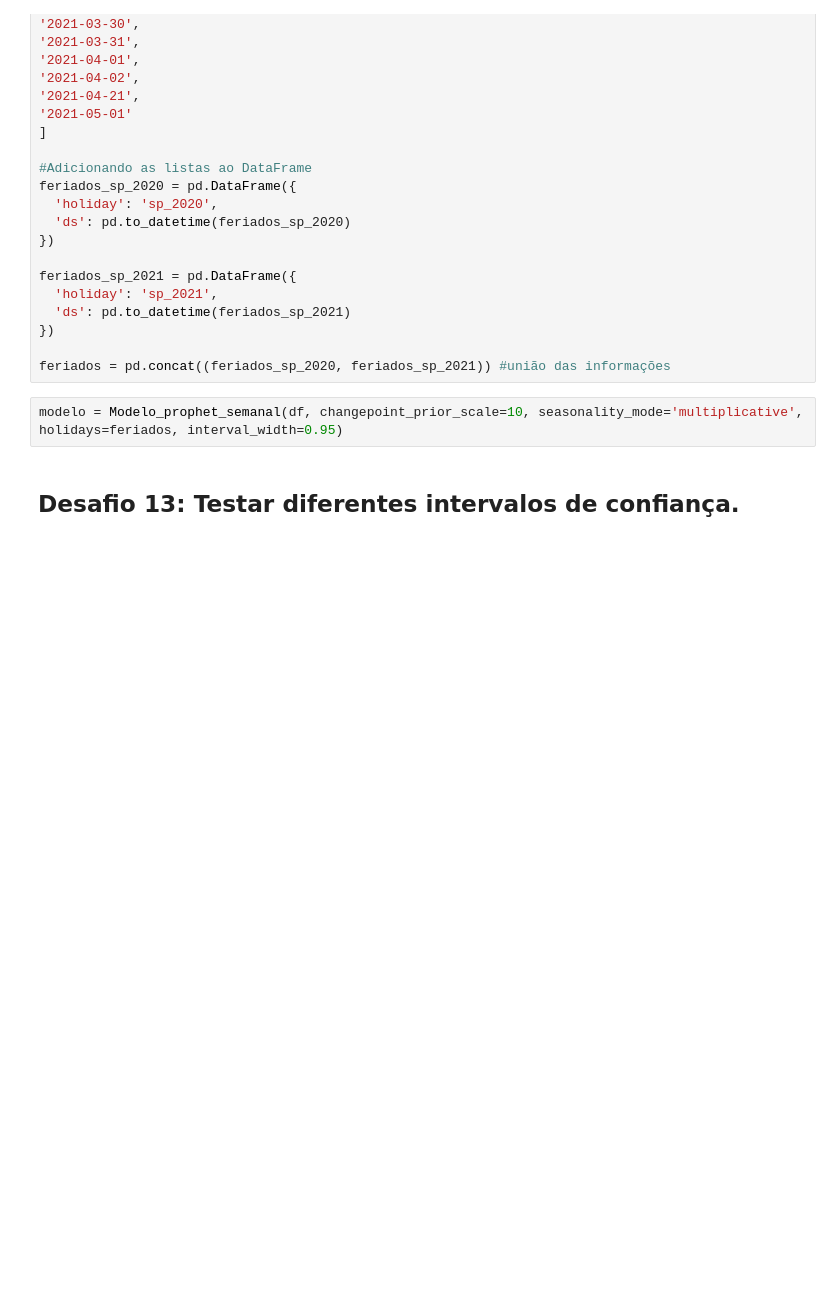
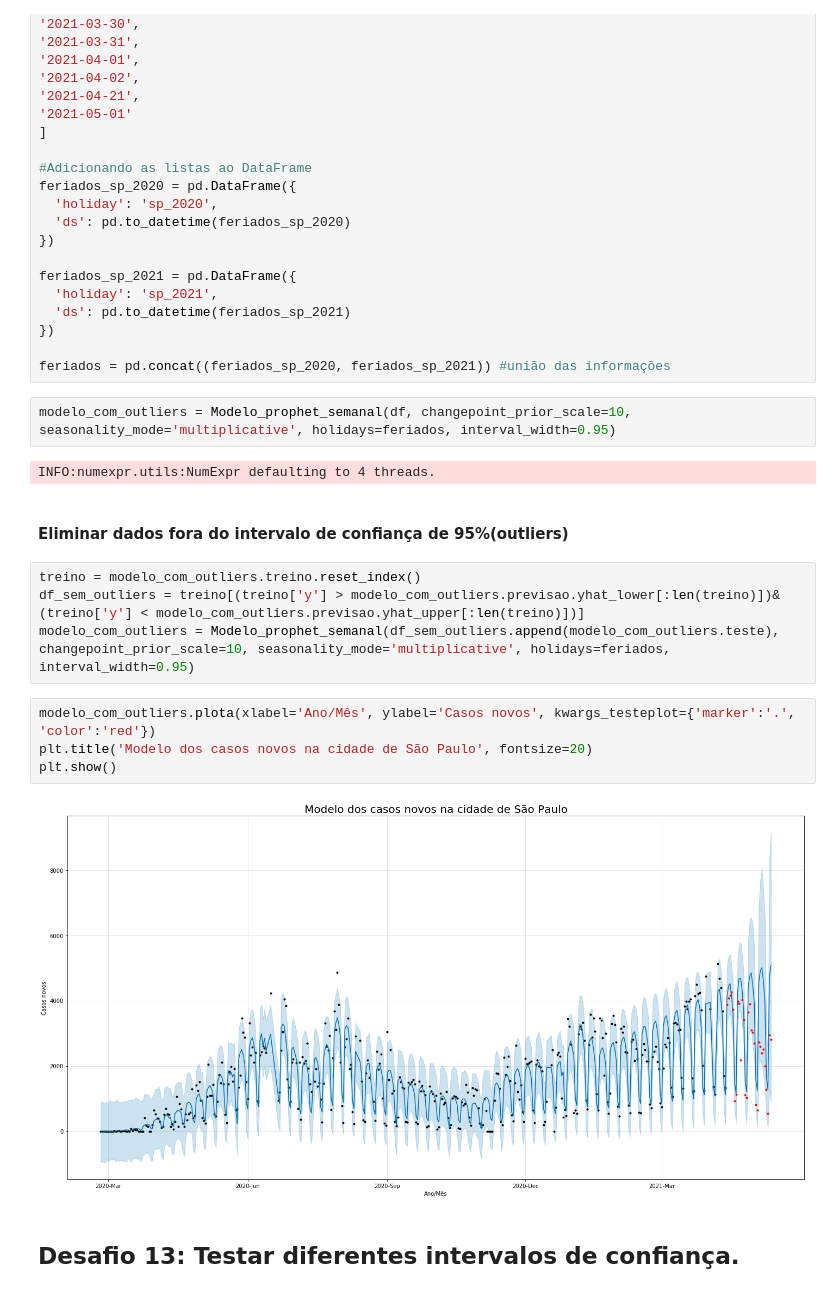
Before and after one commit to PedroHCAlmeida/Bootcamp_alura, a Jupyter notebook: Modulo_3/Aula5.ipynb, the cells around one changed output. Drawn from its saved outputs; the diff is of its cells as text; blank space fills up the shorter version.

```diff
--- a/Modulo_3/Aula5.ipynb
+++ b/Modulo_3/Aula5.ipynb
@@ -67,6 +73,20 @@ feriados_sp_2021 = pd.DataFrame({
 
 feriados = pd.concat((feriados_sp_2020, feriados_sp_2021)) #união das informações
 # %%
-modelo = Modelo_prophet_semanal(df, changepoint_prior_scale=10, seasonality_mode='multiplicative', holidays=feriados, interval_width=0.95)
+modelo_com_outliers = Modelo_prophet_semanal(df, changepoint_prior_scale=10, seasonality_mode='multiplicative', holidays=feriados, interval_width=0.95)
+# %% [output]
+INFO:numexpr.utils:NumExpr defaulting to 4 threads.
+# %% [markdown]
+#### Eliminar dados fora do intervalo de confiança de 95%(outliers)
+# %%
+treino = modelo_com_outliers.treino.reset_index()
+df_sem_outliers = treino[(treino['y'] > modelo_com_outliers.previsao.yhat_lower[:len(treino)])&(treino['y'] < modelo_com_outliers.previsao.yhat_upper[:len(treino)])]
+modelo_com_outliers = Modelo_prophet_semanal(df_sem_outliers.append(modelo_com_outliers.teste), changepoint_prior_scale=10, seasonality_mode='multiplicative', holidays=feriados, interval_width=0.95)
+# %%
+modelo_com_outliers.plota(xlabel='Ano/Mês', ylabel='Casos novos', kwargs_testeplot={'marker':'.', 'color':'red'})
+plt.title('Modelo dos casos novos na cidade de São Paulo', fontsize=20)
+plt.show()
+# %% [output]
+[figure, added]
 # %% [markdown]
 ## Desafio 13: Testar diferentes intervalos de confiança.
```
Also changed, not shown: parts of 5 cells of this notebook, 1 other file.
